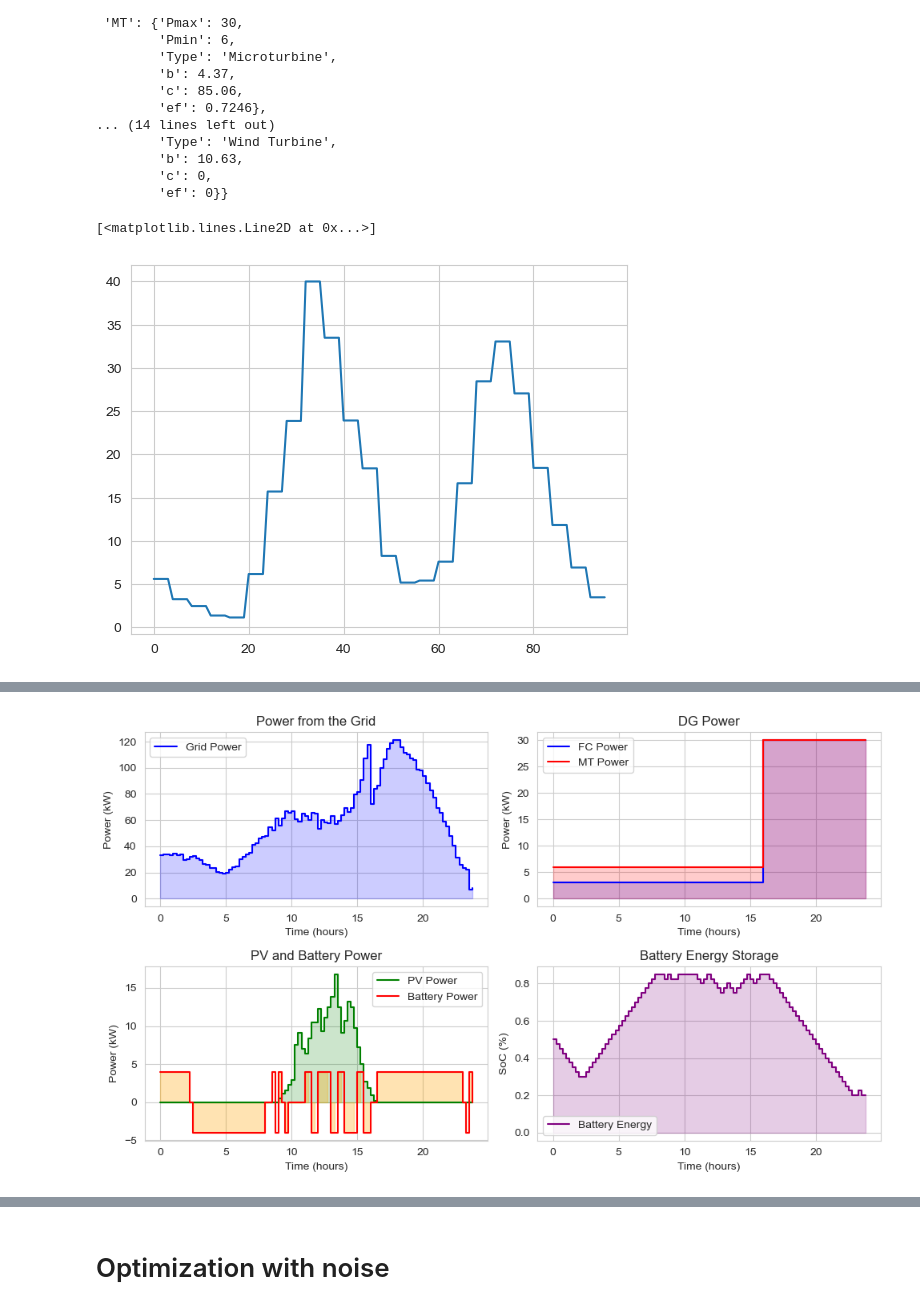
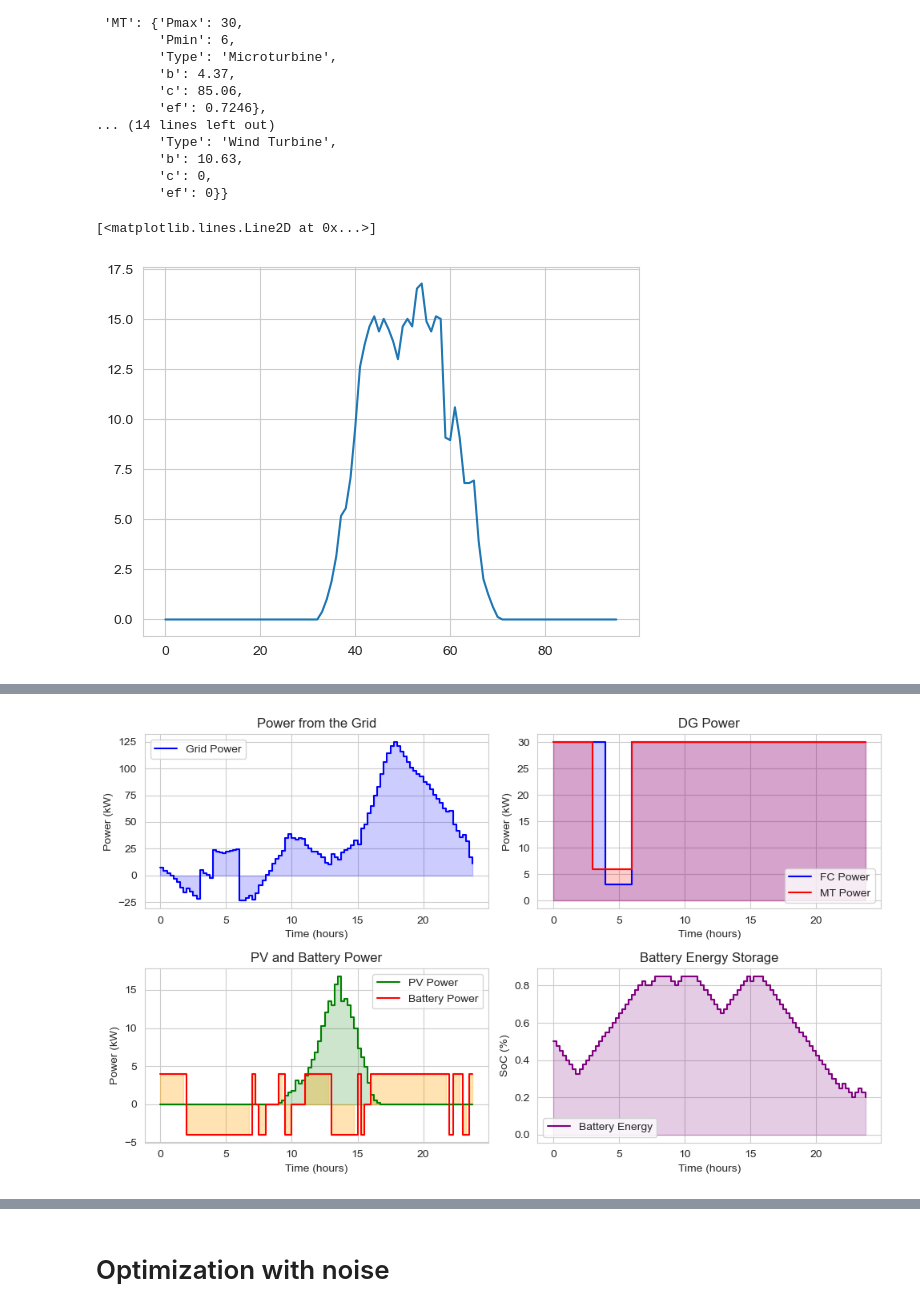
Before and after one commit to arbit3rr/ES-Temporal-RL, a Jupyter notebook: 3. MILP_solution.ipynb, the cells around one changed output, grey strips where cells are left out. Drawn from its saved outputs; the diff is of its cells as text; code cells hidden in the pictures.

```diff
--- a/3. MILP_solution.ipynb
+++ b/3. MILP_solution.ipynb
@@ -242,7 +242,7 @@ class GridTimeSeriesDataset:
             day_data['wind (MW)'] = self.min_max_scale(day_data['wind (MW)'], ts_type='wind')
             day_data['load (MW)'] = self.min_max_scale(day_data['load (MW)'], ts_type='load')
             day_data['price (EUR/MWh)'] = self.min_max_scale(day_data['price (EUR/MWh)'], ts_type='price')
-            day_data['emission factor (kg CO2/MWh)'] = self.min_max_scale(day_data['emission factor (kg CO2/MWh)'], ts_type='co2')/1000
+            day_data['emission factor (kg CO2/MWh)'] = self.min_max_scale(day_data['emission factor (kg CO2/MWh)'], ts_type='co2')
             # day_data['solar (MW)'] = self.scale_feature(day_data['solar (MW)'], ts_type='solar')
             # day_data['solar (MW)'] = self.remove_bias(day_data['solar (MW)'])
             # day_data['wind (MW)'] =  self.scale_feature(day_data['wind (MW)'], ts_type='wind')
@@ -267,7 +267,7 @@ class GridTimeSeriesDataset:
         sample_wind = np.repeat(np.load('./data/sample/wt.npy'), 4)
         sample_load = np.repeat(np.load('./data/sample/load.npy'), 4)
         sample_price = np.repeat(np.load('./data/sample/price.npy'), 4)
-        sample_co2 = np.repeat(np.load('./data/sample/co2.npy'), 4)
+        sample_co2 = np.repeat(np.load('./data/sample/co2.npy'), 4)/1000
 
         # Compute the mean and std of the sample time series
         self.mean_solar = np.mean(sample_solar)
@@ -324,10 +324,10 @@ dataset = GridTimeSeriesDataset(grid_df, scale=True)
 sample = dataset[42]
 # print(sample)
 # %%
-plt.plot(sample['time'], sample['price'], label='Solar Power')
+plt.plot(sample['time'], sample['solar'], label='Solar Power')
 # %% [output]
 [<matplotlib.lines.Line2D at 0x...>]
-[figure, old version]
+[figure, new version]
 # %%
 
 def solve_opt(pv_data_i, wt_data_i, load_data_i, price_data_i, co2_data_i):
@@ -448,7 +448,7 @@ def solve_opt(pv_data_i, wt_data_i, load_data_i, price_data_i, co2_data_i):
     return p_grid.value, p_FC.value, p_MT.value, p_storage.value, storage_energy.value
 
 
-DAY_NUM = 0
+DAY_NUM = 6
 
 p_grid, p_FC, p_MT, p_storage, storage_energy = solve_opt(dataset[DAY_NUM]["solar"],
                                                           dataset[DAY_NUM]["wind"],
@@ -476 +476 @@ Optimal objective value: 118333.40835223925
-[figure, old version]
+[figure, new version]
```
Also changed, not shown: parts of 5 cells of this notebook.
